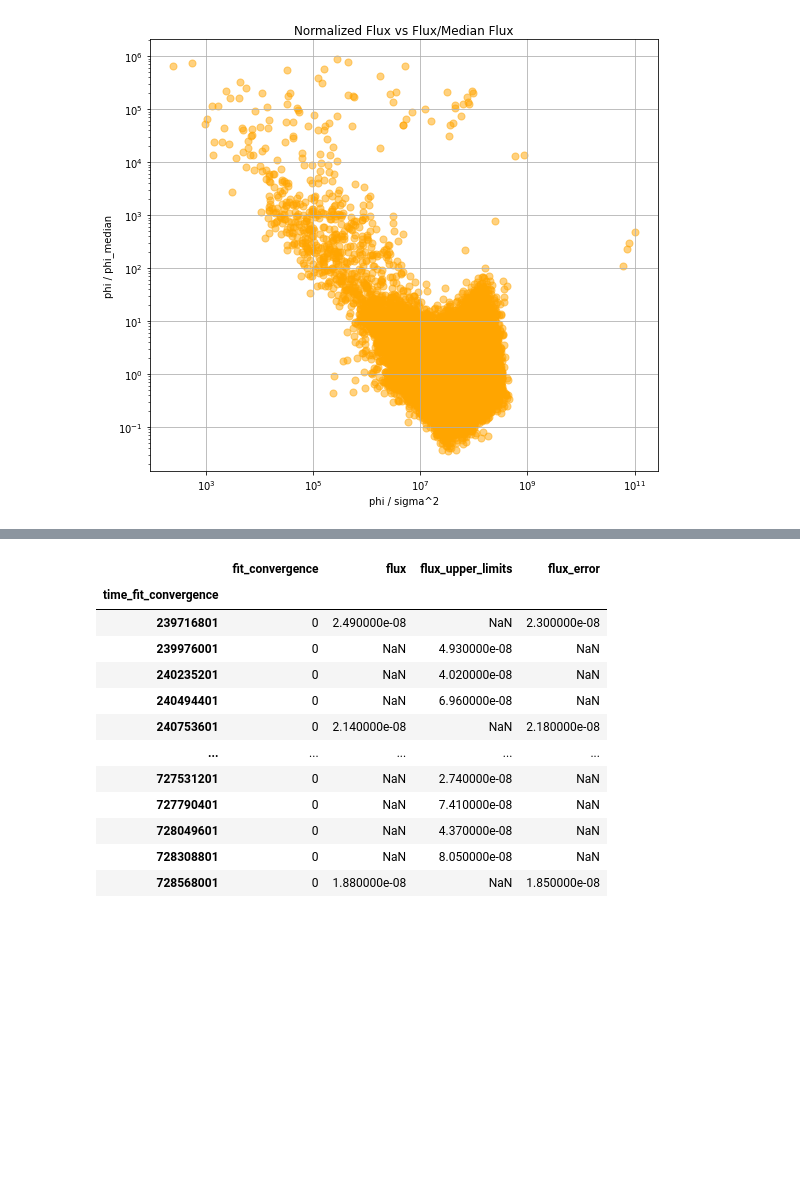
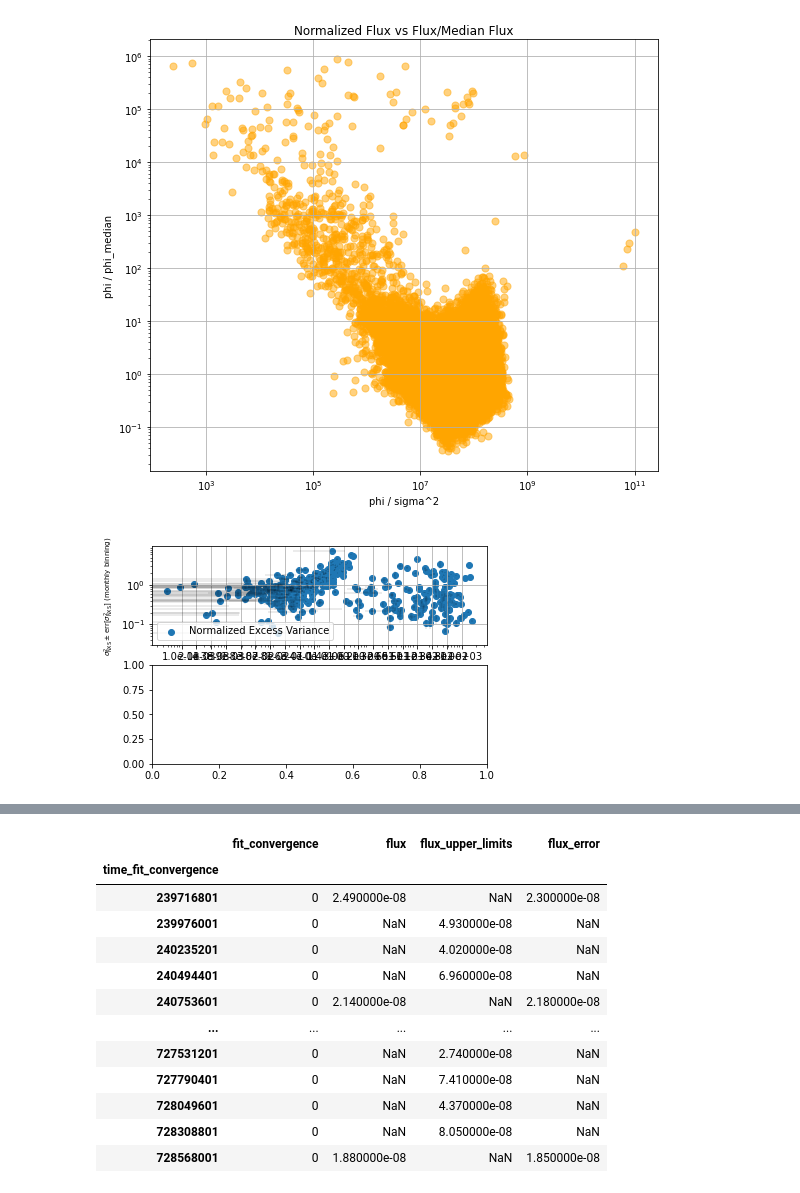
Before and after one commit to luanapassosreis/CTA_AGN_Pop_Variability, a Jupyter notebook: 4LAC_variability_analysis/analyze_4LAC_variability.ipynb, the cells around one changed output, grey strips where cells are left out. Cells and saved outputs as stored; diff of their text form; code cells hidden in the pictures; blank space fills up the shorter version.

```diff
--- a/4LAC_variability_analysis/analyze_4LAC_variability.ipynb
+++ b/4LAC_variability_analysis/analyze_4LAC_variability.ipynb
@@ -873,3 +892,14 @@ plt.tight_layout()
 plt.show()
 # %% [output]
 [figure]
+# %%
+names = selected_table_monthly['Source_Name']
+
+v_nxs_3days = selected_table_3days['Norm_Excess_Variance_Estimated']
+unc_v_nxs_3days = selected_table_3days['Unc_Norm_Excess_Variance_Estimated']
+
+v_nxs_monthly = selected_table_monthly['Norm_Excess_Variance_Estimated']
+unc_v_nxs_monthly = selected_table_monthly['Unc_Norm_Excess_Variance_Estimated']
+
+classes = selected_table_monthly['CLASS']
+classes_SED = selected_table_monthly['SED_class']
@@ -875,0 +928,80 @@ plt.show()
+# %%
+# %matplotlib qt
+
+###### UNCOMMENT THE LINE ABOVE FOR AN INTERACTIVE PLOT
+
+
+import mplcursors
+
+
+fig, axs = plt.subplots(2, 1)
+
+# fig, axs = plt.subplots(2, 1, figsize=(15, 10), dpi=300)
+
+# Main plot
+axs[0].scatter(v_nxs_3days, v_nxs_monthly, label='Normalized Excess Variance')
+axs[0].errorbar(v_nxs_3days, v_nxs_monthly, xerr = unc_v_nxs_3days, yerr = unc_v_nxs_monthly, ls='none', ecolor = 'black', alpha = 0.1)
+
+axs[0].set_xscale('log')
+axs[0].set_yscale('log')
+
+axs[0].set_xlabel('$\sigma_{\mathrm{NXS}}^{2} \pm \mathrm{err}[\sigma_{\mathrm{NXS}}^{2}]$ (3-day binning)', fontsize=7)
+axs[0].set_ylabel('$\sigma_{\mathrm{NXS}}^{2} \pm \mathrm{err}[\sigma_{\mathrm{NXS}}^{2}]$ (monthly binning)', fontsize=7)
+
+axs[0].grid()
+axs[0].legend()
+
+x_ticks = np.logspace(-3, 3, num=20, base=10)
+x_tick_labels = [f'{tick:.1e}' for tick in x_ticks]
+axs[0].set_xticks(x_ticks)
+axs[0].set_xticklabels(x_tick_labels)
+
+# Create a cursor for annotations
+cursor = mplcursors.cursor(hover=True)
+
+# cursor.connect("add", lambda sel: sel.annotation.draggable(True))
+cursor.connect("add", lambda sel: sel.annotation.set_backgroundcolor('pink'))
+
+# Format the annotation displayed when hovering over a point
+@cursor.connect("add")
+def on_hover(sel):
+    index = sel.target.index
+    x = sel.target[0]
+    y = sel.target[1]
+    source_name = names[index]
+    source_class = classes[index]
+    source_SED_class = classes_SED[index]
+    sel.annotation.set_text(f"Source: {source_name}\nV_NXS (3days): {x:.2f}\nV_NXS (monthly): {y:.2f}\n\nClass: {source_class}\nSED Class: {source_SED_class}")
+
+#     sel.annotation.set_alpha(1.0) # no transparency
+
+    # Clear the LC subplot
+    axs[1].cla()
+
+    time_flux_non_nan, selected_flux_values = get_flux(source_name)
+
+    # ## Converting time from MET to UTC
+    # time_UTC = convert_MET_UTC(data_dict['time'])
+    # time_error_UTC = convert_MET_UTC(data_dict['time_error'])
+    # time_upper_lim_UTC = convert_MET_UTC(data_dict['time_upper_lim'])
+
+    ## Flux
+    axs[1].plot(time_flux_non_nan, selected_flux_values, '.', markersize=10, label='Flux Points')
+    axs[1].plot(time_flux_non_nan, selected_flux_values, linewidth=0.4, color='black')
+
+    ## Upper Limits
+    # axs[1].plot(time_upper_lim_UTC, data_dict['flux_upper_lim'], 'v', color='gray', markersize=3, alpha=0.45, label='Upper Limits')
+
+    ## Error_bar
+    # axs[1].errorbar(time_UTC, data_dict['flux'], yerr=data_dict['flux_high_error']-data_dict['flux'], linewidth=0.2, color='black', alpha=0.9)
+    # axs[1].errorbar(time_UTC, data_dict['flux'], yerr=data_dict['flux']-data_dict['flux_low_error'], linewidth=0.2, color='black', alpha=0.9)
+
+    axs[1].set_title(f'Lightcurve for {source_name}', fontsize=7)
+    axs[1].set_xlabel('Time (MET)')
+    axs[1].set_ylabel('Flux (0.1-100 GeV ph $cm^{-2}$ $s^{-1}$)')
+
+    axs[1].set_ylim(0, np.max(selected_flux_values))
+
+plt.show()
+# %% [output]
+[figure, added]
```
Also changed, not shown: parts of 12 cells of this notebook, 3 other files.
